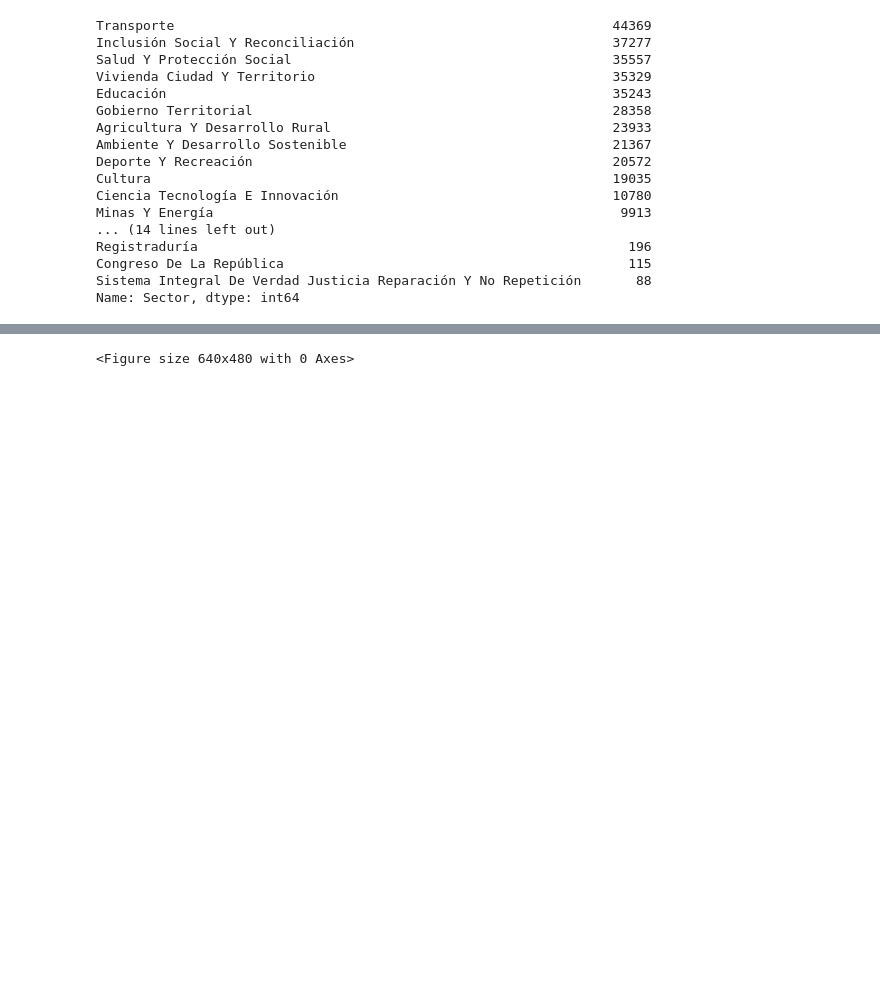
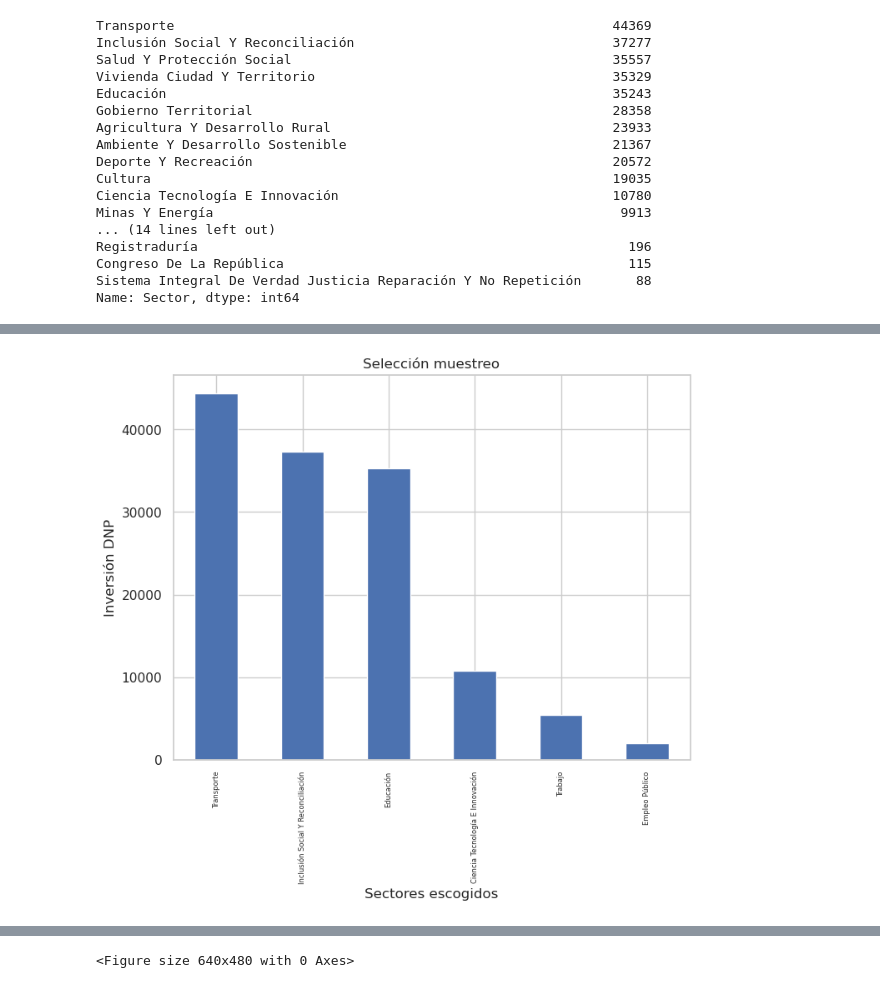
Before and after one commit to MayelinAguilar/Task1_DatasetProject, a Jupyter notebook: Actividad_Visualizacion.ipynb, the cells around one changed output, grey strips where cells are left out. Cells and saved outputs as stored; diff of their text form; code cells hidden in the pictures; blank space fills up the shorter version.

```diff
--- a/Actividad_Visualizacion.ipynb
+++ b/Actividad_Visualizacion.ipynb
@@ -114,3 +108,10 @@ plt.savefig("Sectores Escogidos.pdf", format="pdf")
+# %%
+plt.figure(figsize=(8, 6))
+plt.xticks(fontsize=6)
+df_sectores['Sector'].value_counts().plot(kind='bar', xlabel='Sectores escogidos', ylabel='Inversión DNP', title='Selección muestreo')
+plt.savefig("Sectores Escogidos.png", format="png")
+# %% [output]
+[figure, added]
 # %%
 import seaborn as sns
 import matplotlib.pyplot as plt
```
Also changed, not shown: parts of 11 cells of this notebook.
